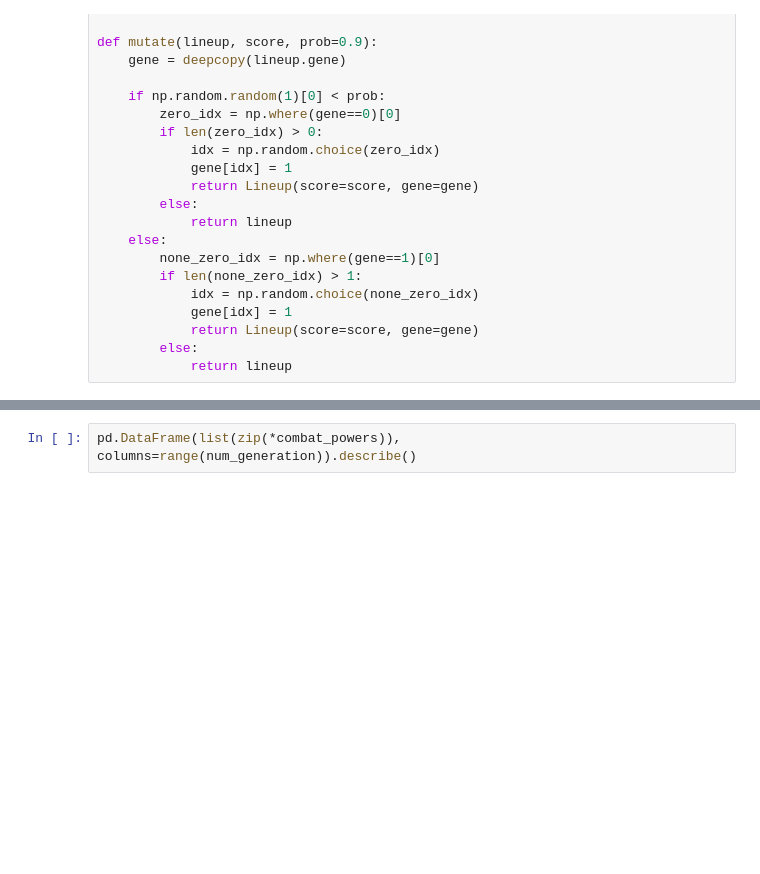
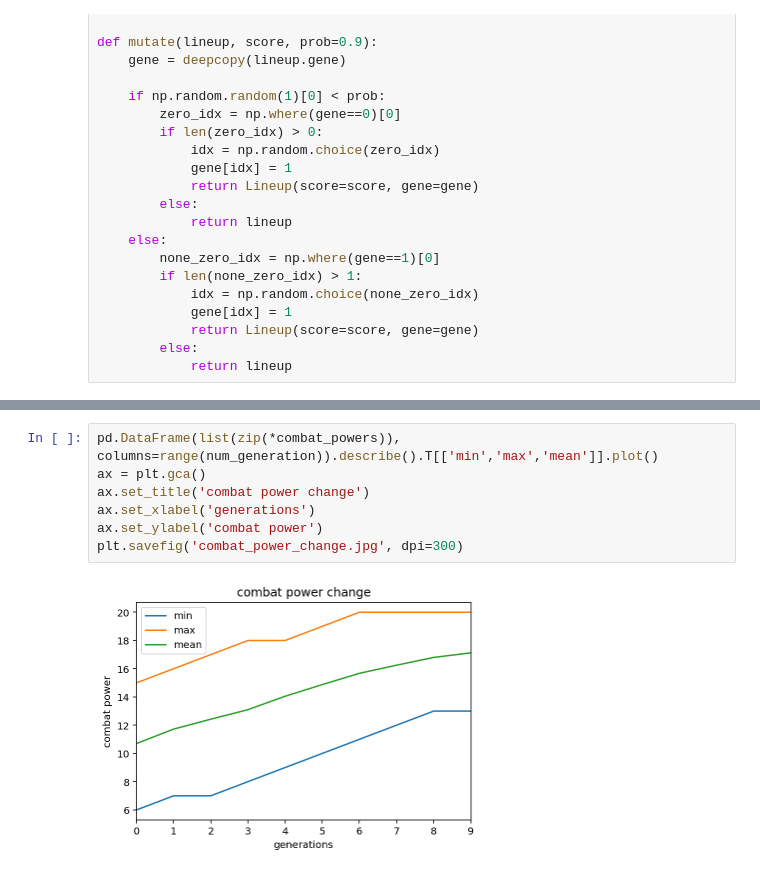
Before and after one commit to fyr91/ga-demo, a Jupyter notebook: ga.ipynb, the cells around one changed output, grey strips where cells are left out. Drawn from its saved outputs; the diff is of its cells as text; blank space fills up the shorter version.

Commit message:
added combat power plot

```diff
--- a/ga.ipynb
+++ b/ga.ipynb
@@ -164,2 +178,9 @@ if __name__ == "__main__":
-# %%
-pd.DataFrame(list(zip(*combat_powers)), columns=range(num_generation)).describe()
+# %%
+pd.DataFrame(list(zip(*combat_powers)), columns=range(num_generation)).describe().T[['min','max','mean']].plot()
+ax = plt.gca()
+ax.set_title('combat power change')
+ax.set_xlabel('generations')
+ax.set_ylabel('combat power')
+plt.savefig('combat_power_change.jpg', dpi=300)
+# %% [output]
+[figure, added]
```
Also changed, not shown: parts of 3 cells of this notebook, 1 other file.
